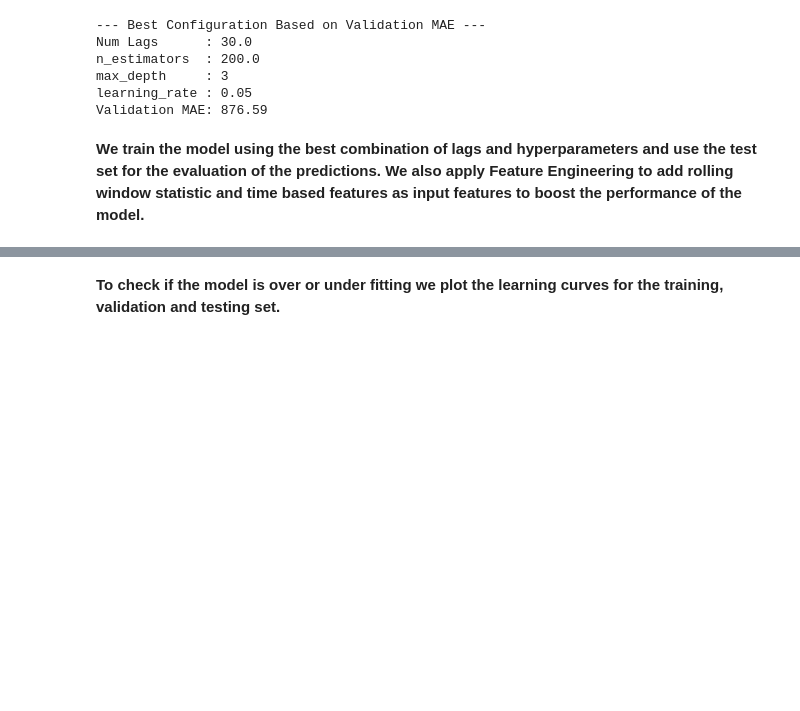
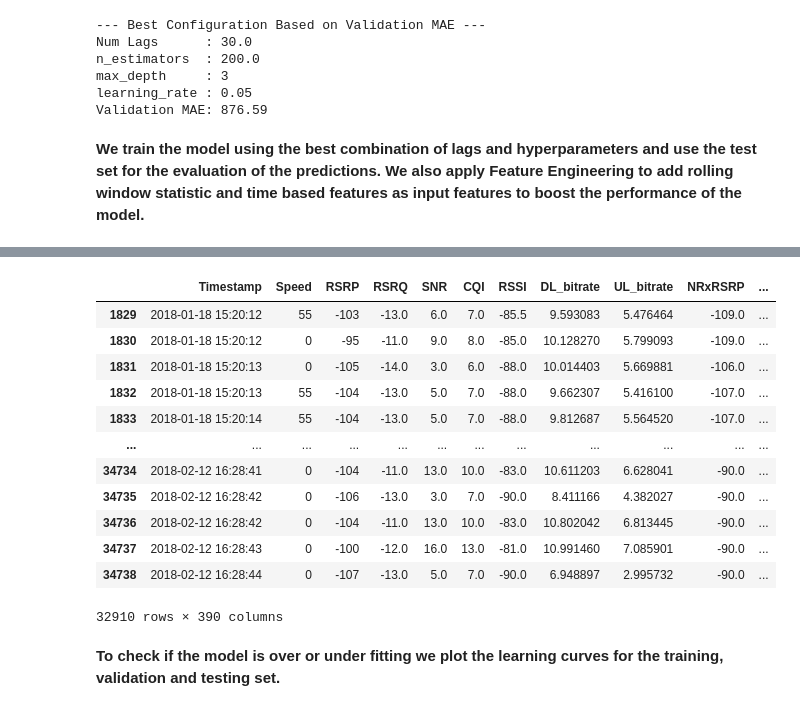
Before and after one commit to miltiadiss/CEID_NE577-5G-Architectures-Technologies-Applications-and-Key-Performance-Indexes, a Jupyter notebook: Code/XGBoost_Regressor_with_SHAP.ipynb, the cells around one changed output, grey strips where cells are left out. Saved outputs shown, nothing was run; the diff lists cells and outputs as text; code cells hidden in the pictures; blank space fills up the shorter version.

```diff
--- a/Code/XGBoost_Regressor_with_SHAP.ipynb
+++ b/Code/XGBoost_Regressor_with_SHAP.ipynb
@@ -186,3 +204,19 @@ df_lagged
+# %%
+df_test_processed
+# %% [output]
+|  | Timestamp | Speed | RSRP | RSRQ | SNR | CQI | RSSI | DL_bitrate | UL_bitrate | NRxRSRP | ... |
+| 1829 | 2018-01-18 15:20:12 | 55 | -103 | -13.0 | 6.0 | 7.0 | -85.5 | 9.593083 | 5.476464 | -109.0 | ... |
+| 1830 | 2018-01-18 15:20:12 | 0 | -95 | -11.0 | 9.0 | 8.0 | -85.0 | 10.128270 | 5.799093 | -109.0 | ... |
+| 1831 | 2018-01-18 15:20:13 | 0 | -105 | -14.0 | 3.0 | 6.0 | -88.0 | 10.014403 | 5.669881 | -106.0 | ... |
+| 1832 | 2018-01-18 15:20:13 | 55 | -104 | -13.0 | 5.0 | 7.0 | -88.0 | 9.662307 | 5.416100 | -107.0 | ... |
+| 1833 | 2018-01-18 15:20:14 | 55 | -104 | -13.0 | 5.0 | 7.0 | -88.0 | 9.812687 | 5.564520 | -107.0 | ... |
+| ... | ... | ... | ... | ... | ... | ... | ... | ... | ... | ... | ... |
+| 34734 | 2018-02-12 16:28:41 | 0 | -104 | -11.0 | 13.0 | 10.0 | -83.0 | 10.611203 | 6.628041 | -90.0 | ... |
+| 34735 | 2018-02-12 16:28:42 | 0 | -106 | -13.0 | 3.0 | 7.0 | -90.0 | 8.411166 | 4.382027 | -90.0 | ... |
+| 34736 | 2018-02-12 16:28:42 | 0 | -104 | -11.0 | 13.0 | 10.0 | -83.0 | 10.802042 | 6.813445 | -90.0 | ... |
+| 34737 | 2018-02-12 16:28:43 | 0 | -100 | -12.0 | 16.0 | 13.0 | -81.0 | 10.991460 | 7.085901 | -90.0 | ... |
+| 34738 | 2018-02-12 16:28:44 | 0 | -107 | -13.0 | 5.0 | 7.0 | -90.0 | 6.948897 | 2.995732 | -90.0 | ... |
+32910 rows × 390 columns
 # %% [markdown]
 **To check if the model is over or under fitting we plot the learning curves for the training, validation and testing set.**
 # %%
```
Also changed, not shown: parts of 11 cells of this notebook.
